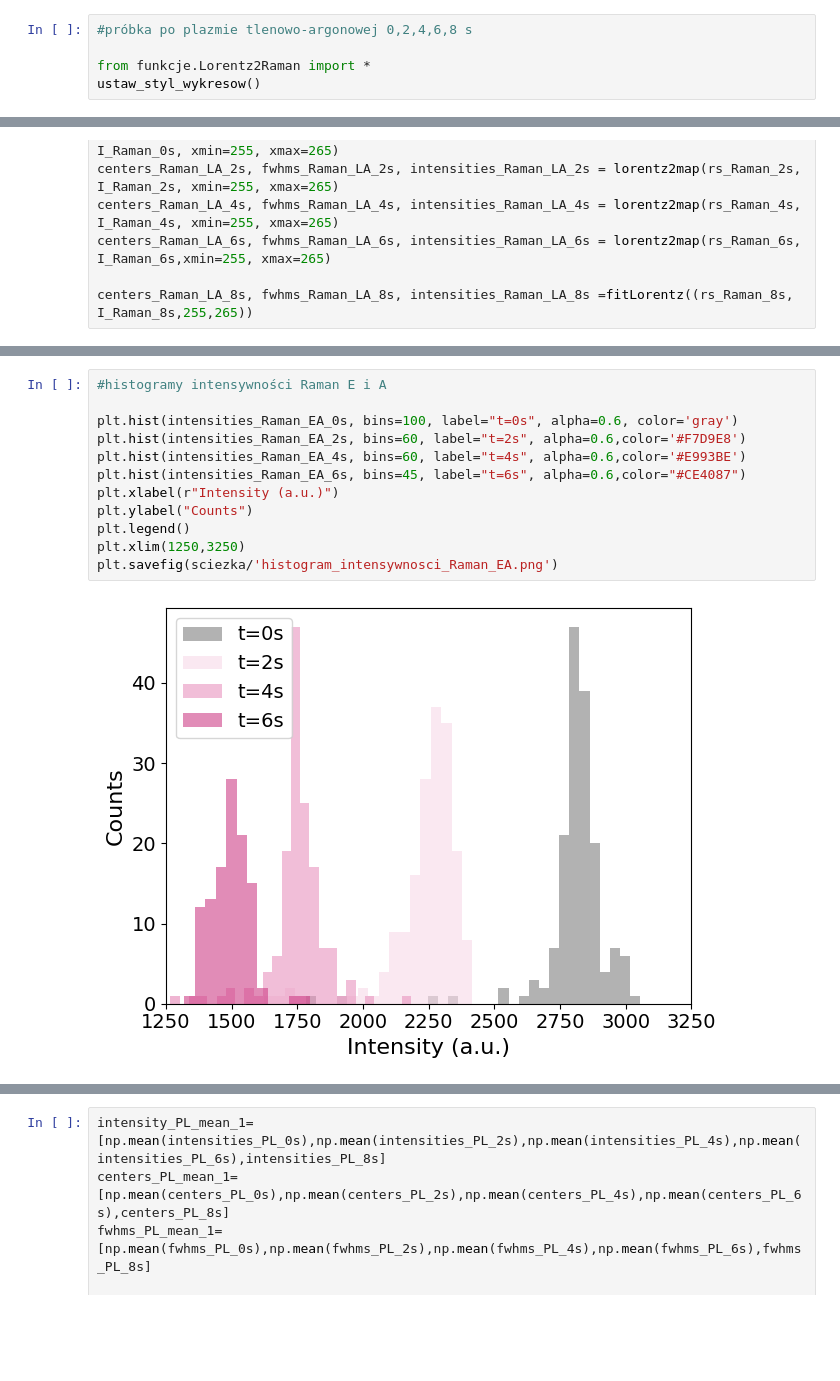
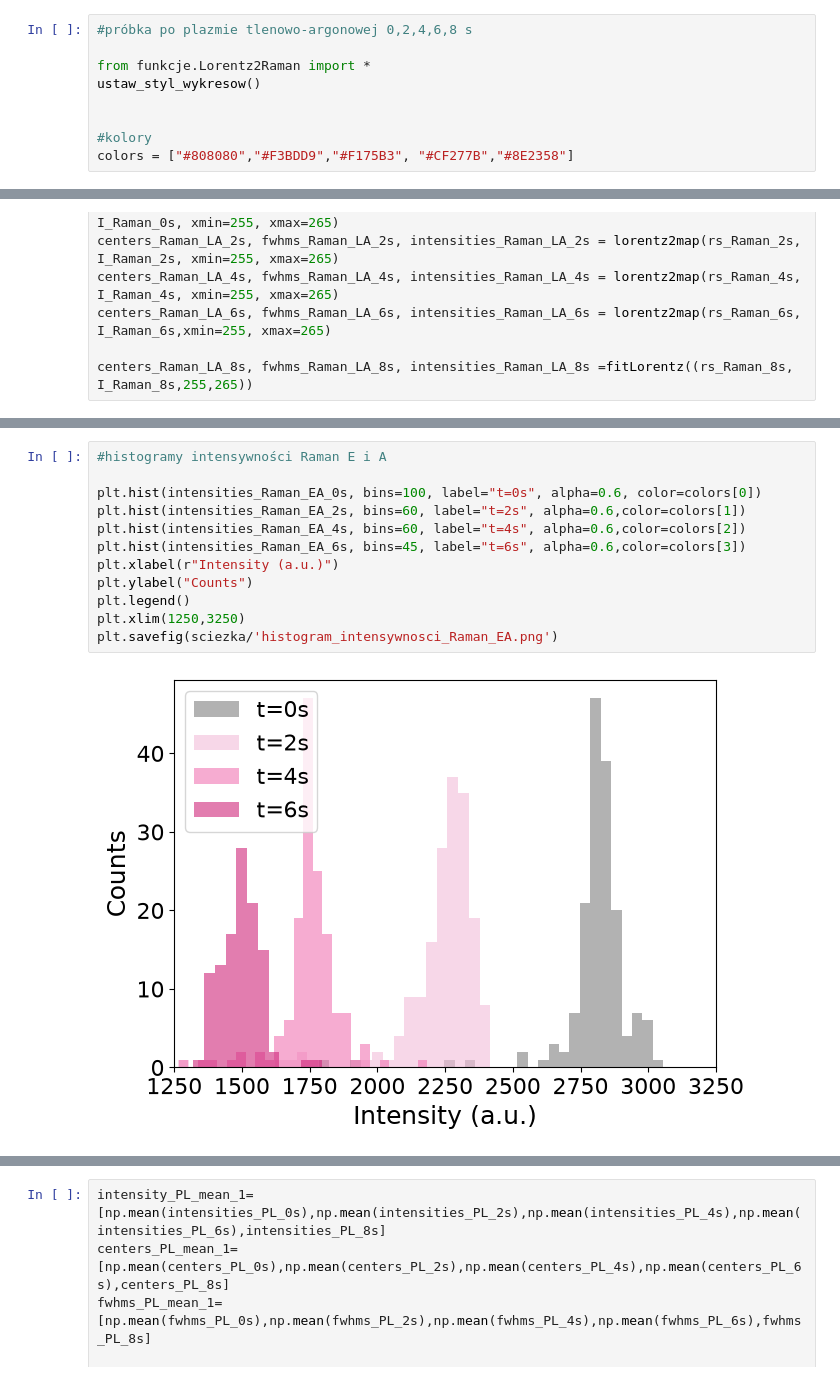
Before and after one commit to weronika-coder/praca_inzynierska, a Jupyter notebook: analiza/próbka1/analiza.ipynb, the cells around one changed output, grey strips where cells are left out. Cells and saved outputs as stored; diff of their text form; blank space fills up the shorter version.

Commit message:
kolory cd

```diff
--- a/analiza/próbka1/analiza.ipynb
+++ b/analiza/próbka1/analiza.ipynb
@@ -3,6 +3,10 @@
 
 from funkcje.Lorentz2Raman import *
 ustaw_styl_wykresow()
+
+
+#kolory
+colors = ["#808080","#F3BDD9","#F175B3", "#CF277B","#8E2358"]
 # %%
 #import wszystkich mapek (i pojedynczych widm dla t=8s) dla próbki 1
 
@@ -166,17 +170,17 @@ plt.savefig(sciezka/'histogram_pozycji_Raman_EA.png')
 # %%
 #histogramy intensywności Raman E i A
 
-plt.hist(intensities_Raman_EA_0s, bins=100, label="t=0s", alpha=0.6, color='gray')
-plt.hist(intensities_Raman_EA_2s, bins=60, label="t=2s", alpha=0.6,color='#F7D9E8')
-plt.hist(intensities_Raman_EA_4s, bins=60, label="t=4s", alpha=0.6,color='#E993BE')
-plt.hist(intensities_Raman_EA_6s, bins=45, label="t=6s", alpha=0.6,color="#CE4087")
+plt.hist(intensities_Raman_EA_0s, bins=100, label="t=0s", alpha=0.6, color=colors[0])
+plt.hist(intensities_Raman_EA_2s, bins=60, label="t=2s", alpha=0.6,color=colors[1])
+plt.hist(intensities_Raman_EA_4s, bins=60, label="t=4s", alpha=0.6,color=colors[2])
+plt.hist(intensities_Raman_EA_6s, bins=45, label="t=6s", alpha=0.6,color=colors[3])
 plt.xlabel(r"Intensity (a.u.)")
 plt.ylabel("Counts")
 plt.legend()
 plt.xlim(1250,3250)
 plt.savefig(sciezka/'histogram_intensywnosci_Raman_EA.png')
 # %% [output]
-[figure, old version]
+[figure, new version]
 # %%
 #histogramy fwhm piku Raman E i A
 
```
Also changed, not shown: parts of 17 cells of this notebook, 45 other files.
